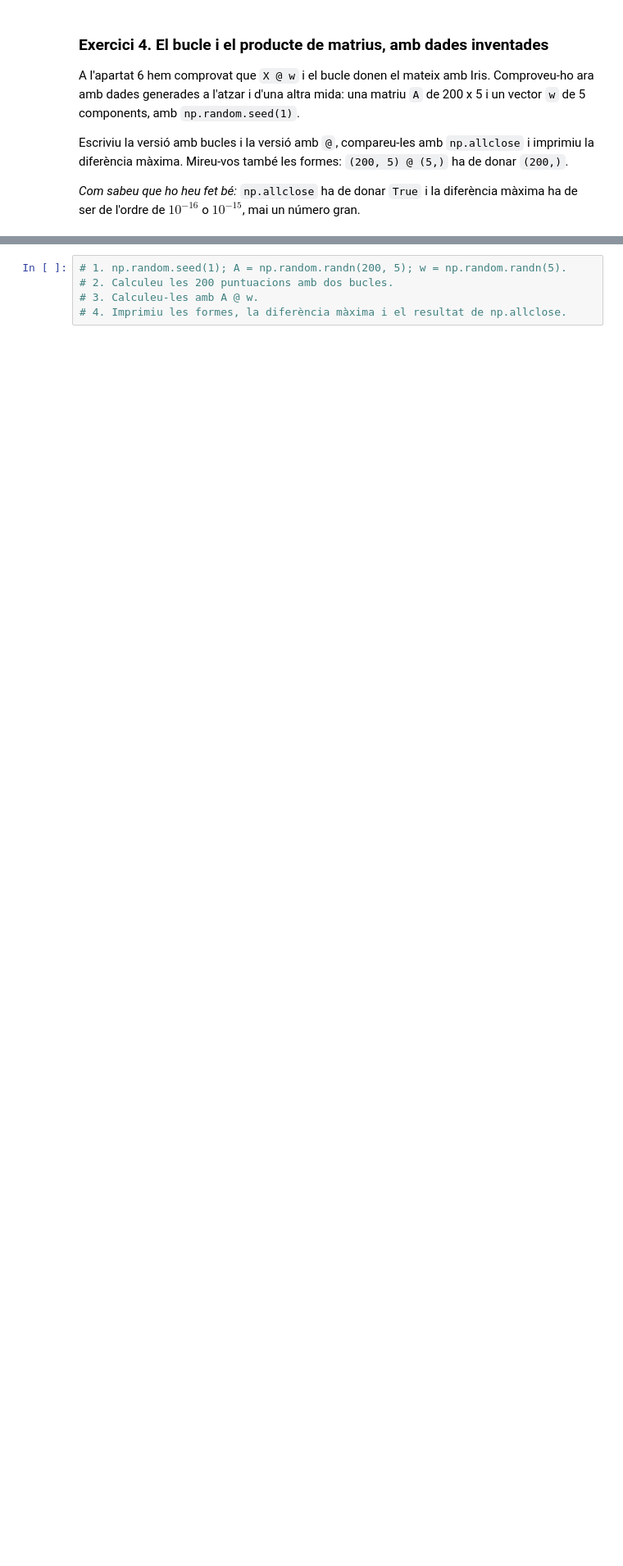
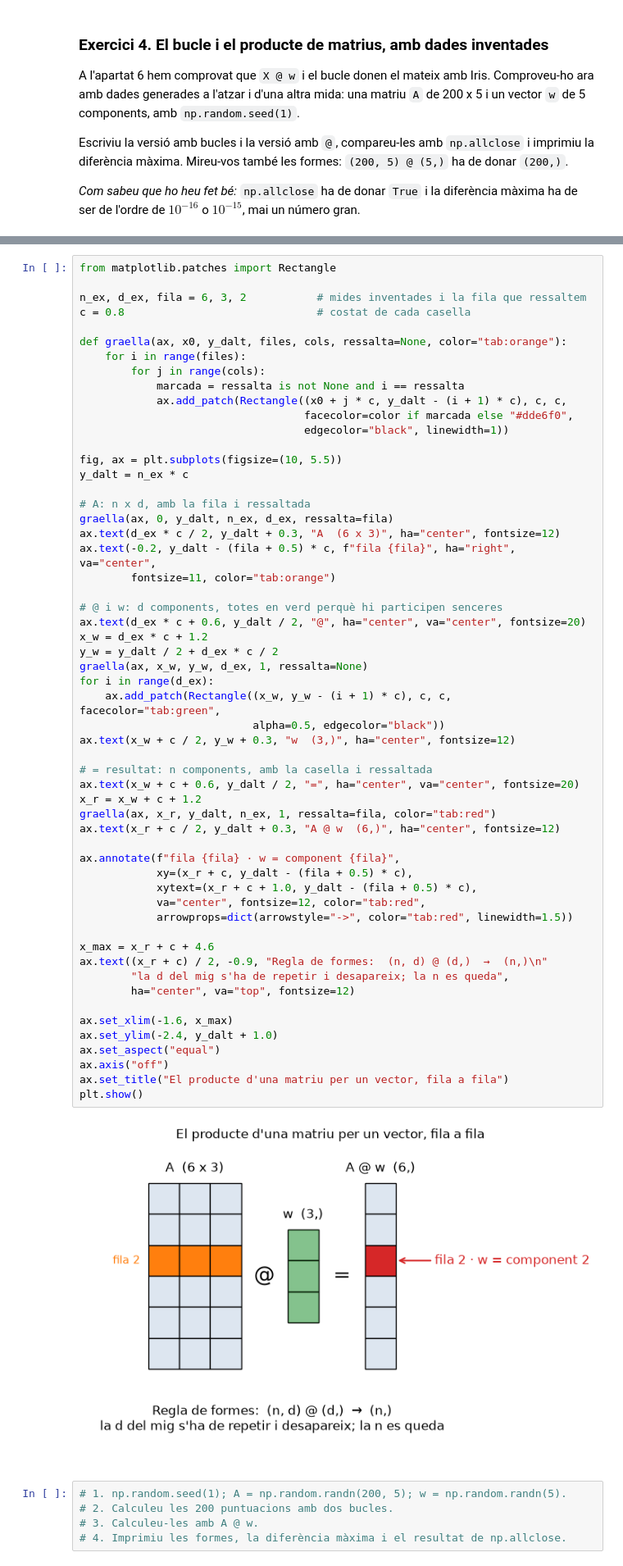
Before and after one commit to ZenidX/Machine-Learning, a Jupyter notebook: Machine Learning/03_matematiques/MA_01_algebra_lineal.ipynb, the cells around one changed output, grey strips where cells are left out. Shown at 82% size. Saved outputs shown, nothing was run; the diff lists cells and outputs as text; blank space fills up the shorter version.

Commit message:
MA_01: gràfic il·lustratiu a cada exercici (dades inventades), quadern executat
Co-Authored-By: Claude Opus 5.5 <noreply@anthropic.com>

```diff
--- a/Machine Learning/03_matematiques/MA_01_algebra_lineal.ipynb
+++ b/Machine Learning/03_matematiques/MA_01_algebra_lineal.ipynb
@@ -1104,3 +1238,61 @@ de ser de l'ordre de $10^{-16}$ o $10^{-15}$, mai un número gran.
+# %%
+from matplotlib.patches import Rectangle
+
+n_ex, d_ex, fila = 6, 3, 2           # mides inventades i la fila que ressaltem
+c = 0.8                              # costat de cada casella
+
+def graella(ax, x0, y_dalt, files, cols, ressalta=None, color="tab:orange"):
+    for i in range(files):
+        for j in range(cols):
+            marcada = ressalta is not None and i == ressalta
+            ax.add_patch(Rectangle((x0 + j * c, y_dalt - (i + 1) * c), c, c,
+                                   facecolor=color if marcada else "#dde6f0",
+                                   edgecolor="black", linewidth=1))
+
+fig, ax = plt.subplots(figsize=(10, 5.5))
+y_dalt = n_ex * c
+
+# A: n x d, amb la fila i ressaltada
+graella(ax, 0, y_dalt, n_ex, d_ex, ressalta=fila)
+ax.text(d_ex * c / 2, y_dalt + 0.3, "A  (6 x 3)", ha="center", fontsize=12)
+ax.text(-0.2, y_dalt - (fila + 0.5) * c, f"fila {fila}", ha="right", va="center",
+        fontsize=11, color="tab:orange")
+
+# @ i w: d components, totes en verd perquè hi participen senceres
+ax.text(d_ex * c + 0.6, y_dalt / 2, "@", ha="center", va="center", fontsize=20)
+x_w = d_ex * c + 1.2
+y_w = y_dalt / 2 + d_ex * c / 2
+graella(ax, x_w, y_w, d_ex, 1, ressalta=None)
+for i in range(d_ex):
+    ax.add_patch(Rectangle((x_w, y_w - (i + 1) * c), c, c, facecolor="tab:green",
+                           alpha=0.5, edgecolor="black"))
+ax.text(x_w + c / 2, y_w + 0.3, "w  (3,)", ha="center", fontsize=12)
+
+# = resultat: n components, amb la casella i ressaltada
+ax.text(x_w + c + 0.6, y_dalt / 2, "=", ha="center", va="center", fontsize=20)
+x_r = x_w + c + 1.2
+graella(ax, x_r, y_dalt, n_ex, 1, ressalta=fila, color="tab:red")
+ax.text(x_r + c / 2, y_dalt + 0.3, "A @ w  (6,)", ha="center", fontsize=12)
+
+ax.annotate(f"fila {fila} · w = component {fila}",
+            xy=(x_r + c, y_dalt - (fila + 0.5) * c),
+            xytext=(x_r + c + 1.0, y_dalt - (fila + 0.5) * c),
+            va="center", fontsize=12, color="tab:red",
+            arrowprops=dict(arrowstyle="->", color="tab:red", linewidth=1.5))
+
+x_max = x_r + c + 4.6
+ax.text((x_r + c) / 2, -0.9, "Regla de formes:  (n, d) @ (d,)  →  (n,)\n"
+        "la d del mig s'ha de repetir i desapareix; la n es queda",
+        ha="center", va="top", fontsize=12)
+
+ax.set_xlim(-1.6, x_max)
+ax.set_ylim(-2.4, y_dalt + 1.0)
+ax.set_aspect("equal")
+ax.axis("off")
+ax.set_title("El producte d'una matriu per un vector, fila a fila")
+plt.show()
+# %% [output]
+[figure, added]
 # %%
 # 1. np.random.seed(1); A = np.random.randn(200, 5); w = np.random.randn(5).
 # 2. Calculeu les 200 puntuacions amb dos bucles.
```
Also changed, not shown: parts of 7 cells of this notebook.
